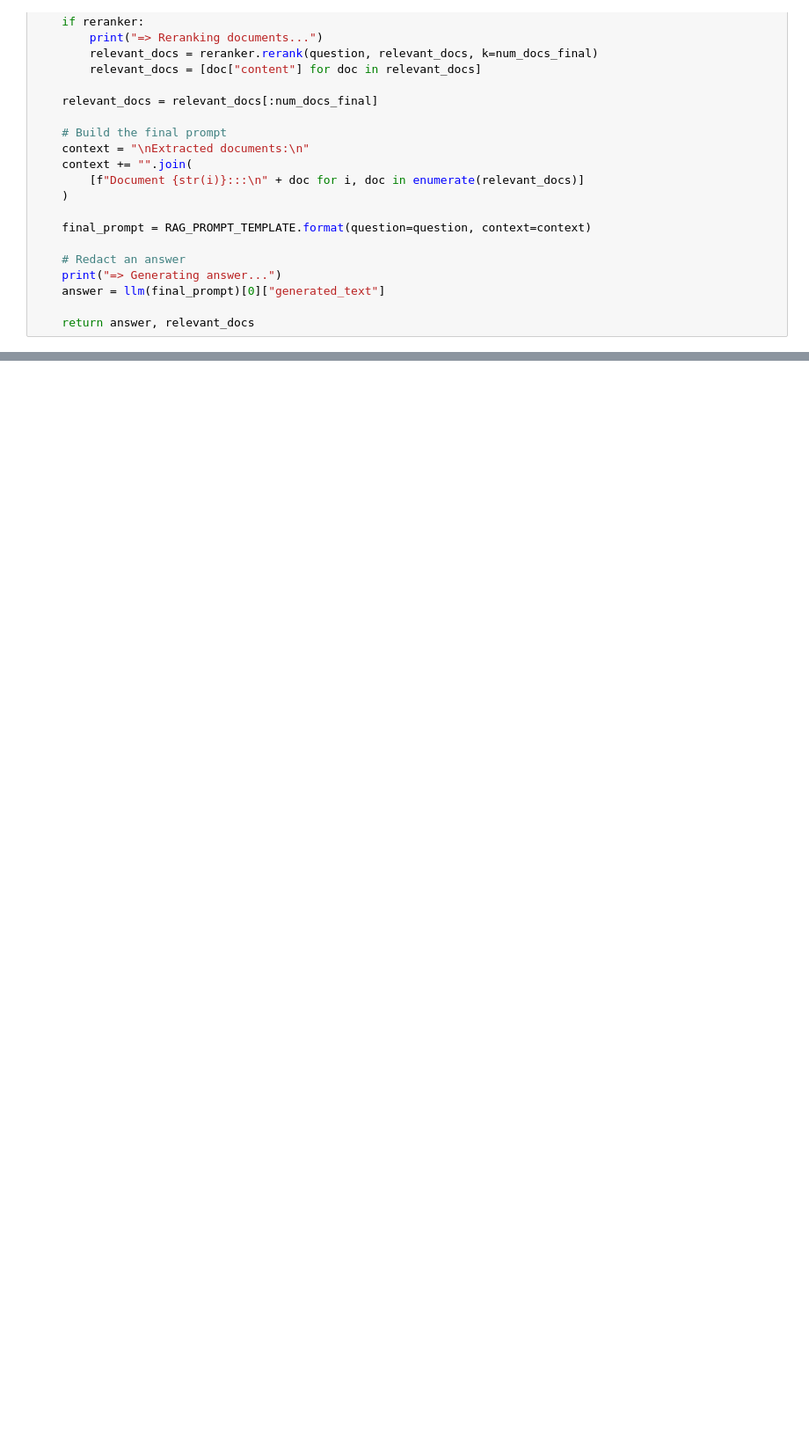
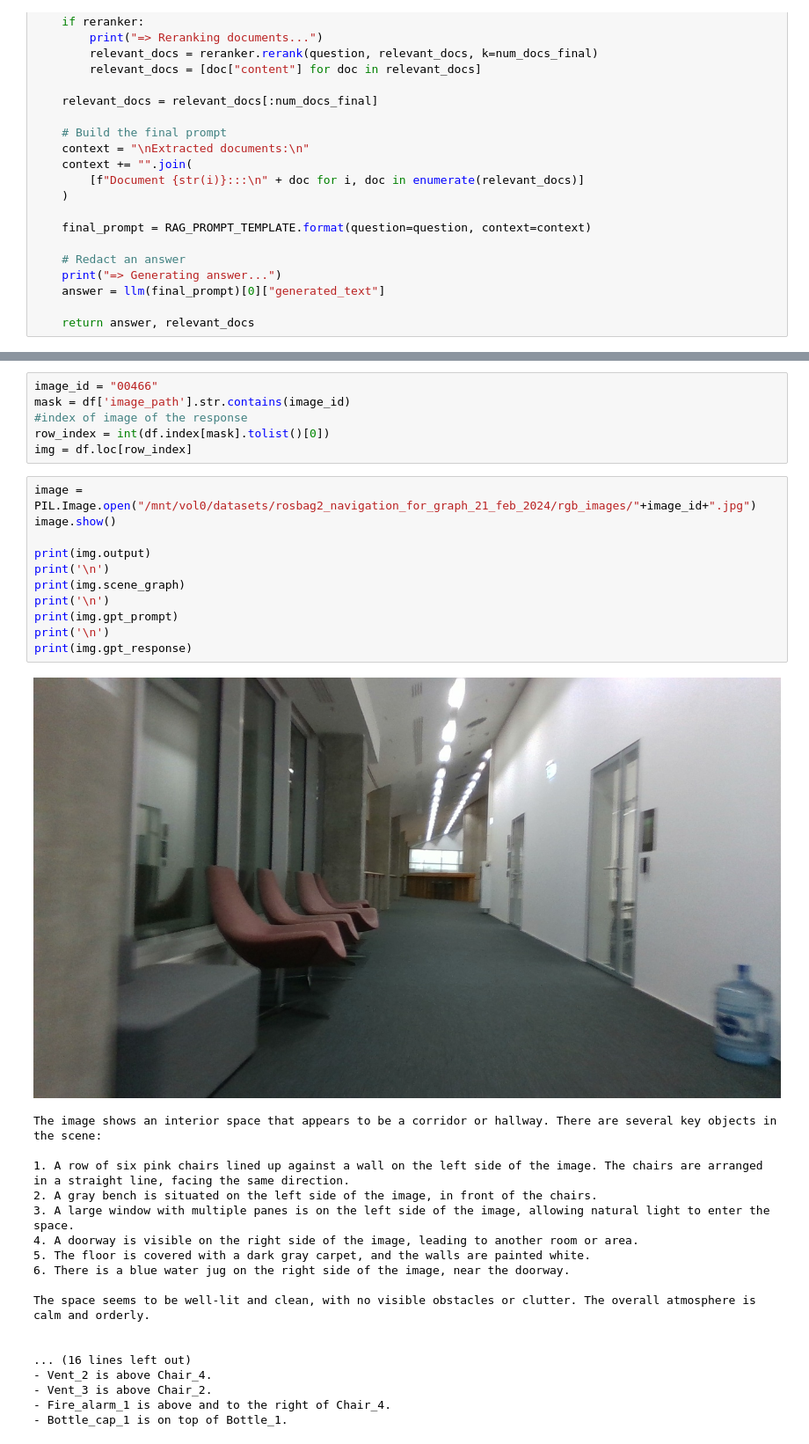
Before and after one commit to TimeEscaper/genai_navirag, a Jupyter notebook: rag_multiple.ipynb, the cells around one changed output, grey strips where cells are left out. Shown at 88% size. Cells and saved outputs as stored; diff of their text form; blank space fills up the shorter version.

```diff
--- a/rag_multiple.ipynb
+++ b/rag_multiple.ipynb
@@ -478,0 +507,36 @@ for i, doc in enumerate(relevant_docs_full):
+# %%
+image_id = "00466"
+mask = df['image_path'].str.contains(image_id)
+#index of image of the response
+row_index = int(df.index[mask].tolist()[0])
+img = df.loc[row_index]
+# %%
+image = PIL.Image.open("/mnt/vol0/datasets/rosbag2_navigation_for_graph_21_feb_2024/rgb_images/"+image_id+".jpg")
+image.show()
+
+print(img.output)
+print('\n')
+print(img.scene_graph)
+print('\n')
+print(img.gpt_prompt)
+print('\n')
+print(img.gpt_response)
+# %% [output]
+[figure, added]
+The image shows an interior space that appears to be a corridor or hallway. There are several key objects in the scene:
+
+1. A row of six pink chairs lined up against a wall on the left side of the image. The chairs are arranged in a straight line, facing the same direction.
+2. A gray bench is situated on the left side of the image, in front of the chairs.
+3. A large window with multiple panes is on the left side of the image, allowing natural light to enter the space.
+4. A doorway is visible on the right side of the image, leading to another room or area.
+5. The floor is covered with a dark gray carpet, and the walls are painted white.
+6. There is a blue water jug on the right side of the image, near the doorway.
+
+The space seems to be well-lit and clean, with no visible obstacles or clutter. The overall atmosphere is calm and orderly.
+
+
+... (16 lines left out)
+- Vent_2 is above Chair_4.
+- Vent_3 is above Chair_2.
+- Fire_alarm_1 is above and to the right of Chair_4.
+- Bottle_cap_1 is on top of Bottle_1.
```
Also changed, not shown: parts of 6 cells of this notebook.
